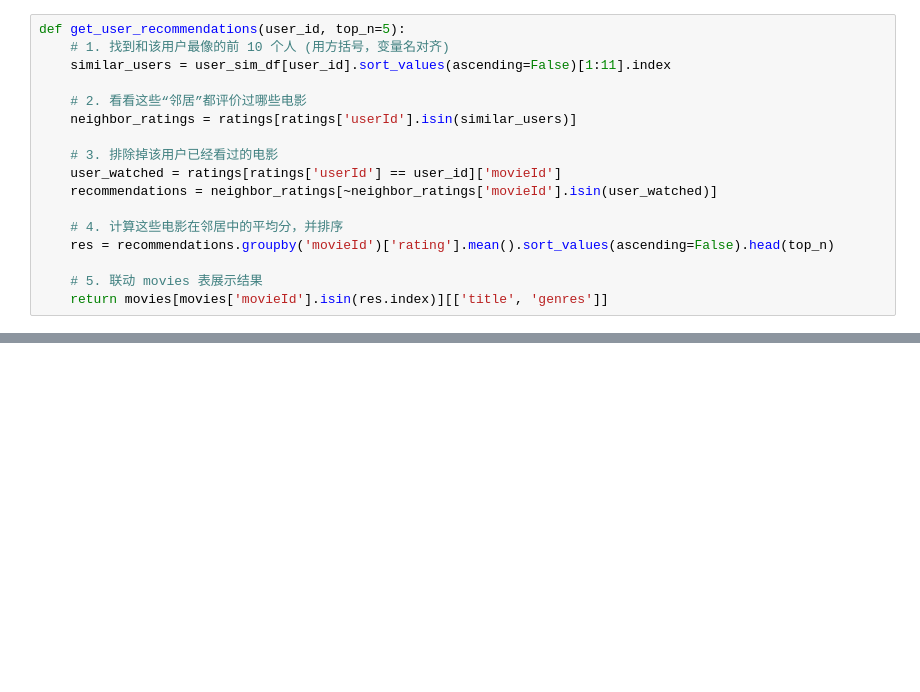
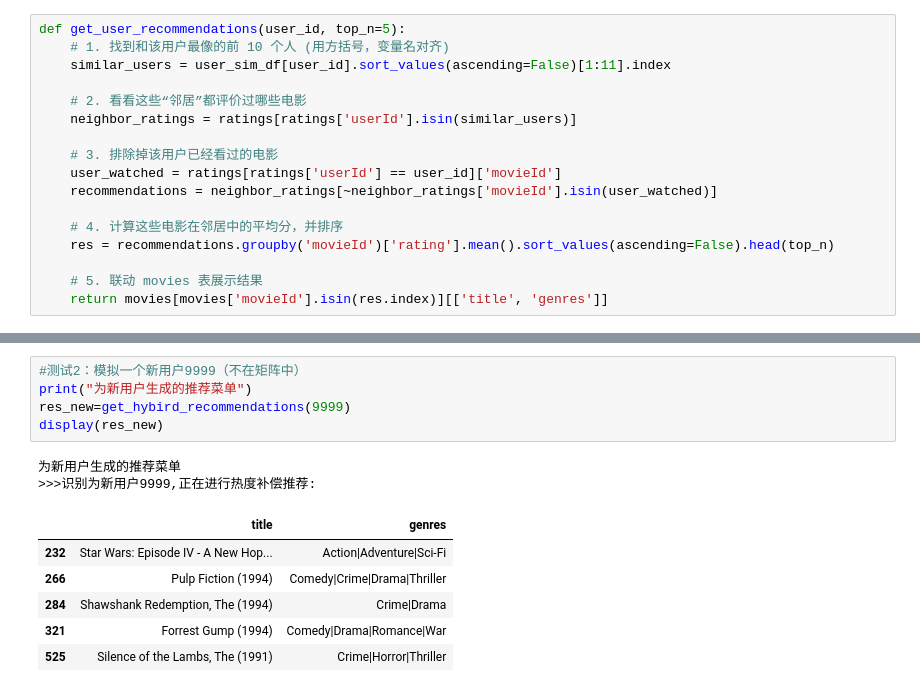
Before and after one commit to hachimi-1/Movie-Recommendation-system, a Jupyter notebook: movielens.ipynb, the cells around one changed output, grey strips where cells are left out. Cells and saved outputs as stored; diff of their text form; blank space fills up the shorter version.

```diff
--- a/movielens.ipynb
+++ b/movielens.ipynb
@@ -217,0 +309,14 @@ get_user_recommendations(user_movie_matrix.index[0])
+# %%
+#测试2：模拟一个新用户9999（不在矩阵中）
+print("为新用户生成的推荐菜单")
+res_new=get_hybird_recommendations(9999)
+display(res_new)
+# %% [output]
+为新用户生成的推荐菜单
+>>>识别为新用户9999,正在进行热度补偿推荐:
+|  | title | genres |
+| 232 | Star Wars: Episode IV - A New Hop... | Action|Adventure|Sci-Fi |
+| 266 | Pulp Fiction (1994) | Comedy|Crime|Drama|Thriller |
+| 284 | Shawshank Redemption, The (1994) | Crime|Drama |
+| 321 | Forrest Gump (1994) | Comedy|Drama|Romance|War |
+| 525 | Silence of the Lambs, The (1991) | Crime|Horror|Thriller |
```
Also changed, not shown: parts of 9 cells of this notebook.
